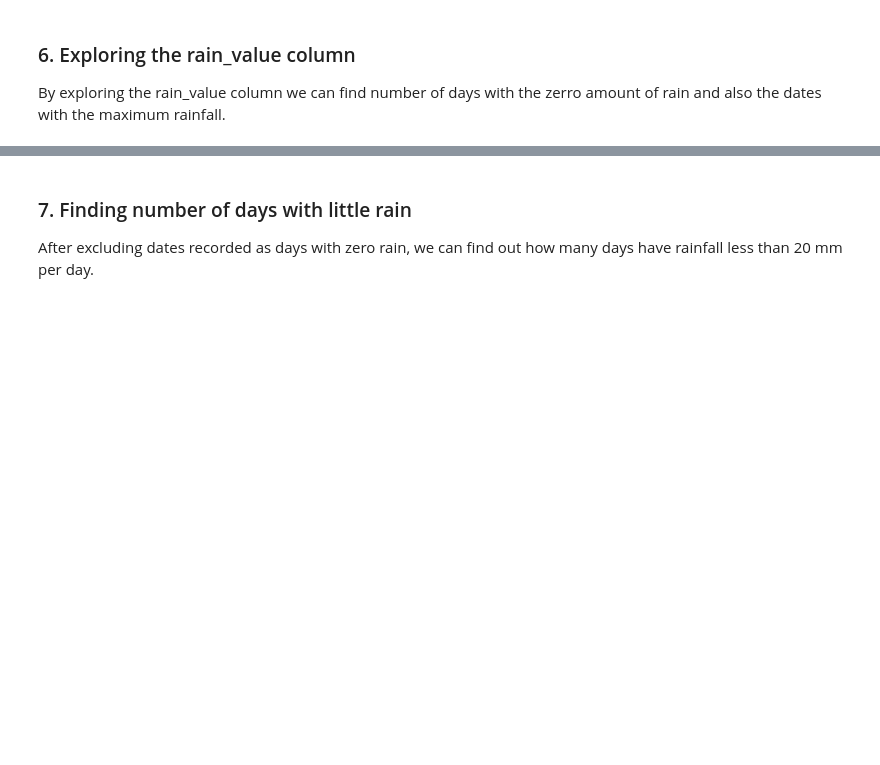
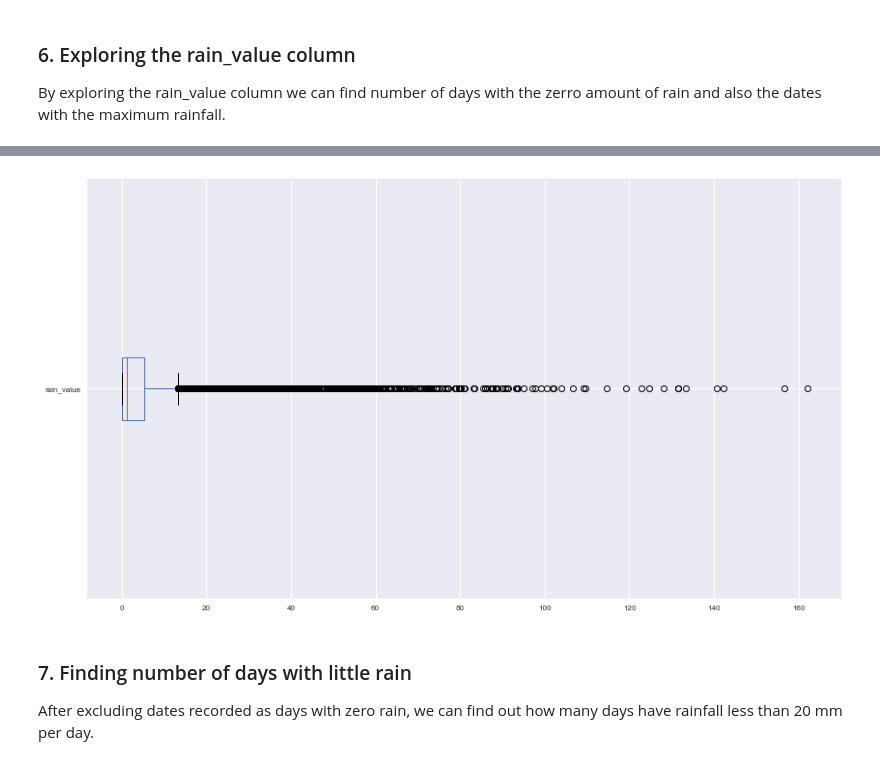
Before and after one commit to lilianasku/Time-series-analysis, a Jupyter notebook: notebooks/Rainfall_EDA.ipynb, the cells around one changed output, grey strips where cells are left out. Saved outputs shown, nothing was run; the diff lists cells and outputs as text; code cells hidden in the pictures; blank space fills up the shorter version.

```diff
--- a/notebooks/Rainfall_EDA.ipynb
+++ b/notebooks/Rainfall_EDA.ipynb
@@ -145,3 +158,8 @@ Wall time: 12.9 ms
+# %%
+rain.boxplot(fontsize=8, vert=False)
+plt.show()
+# %% [output]
+[figure, added]
 # %% [markdown]
 ### 7. Finding number of days with little rain
 
```
Also changed, not shown: parts of 9 cells of this notebook.
